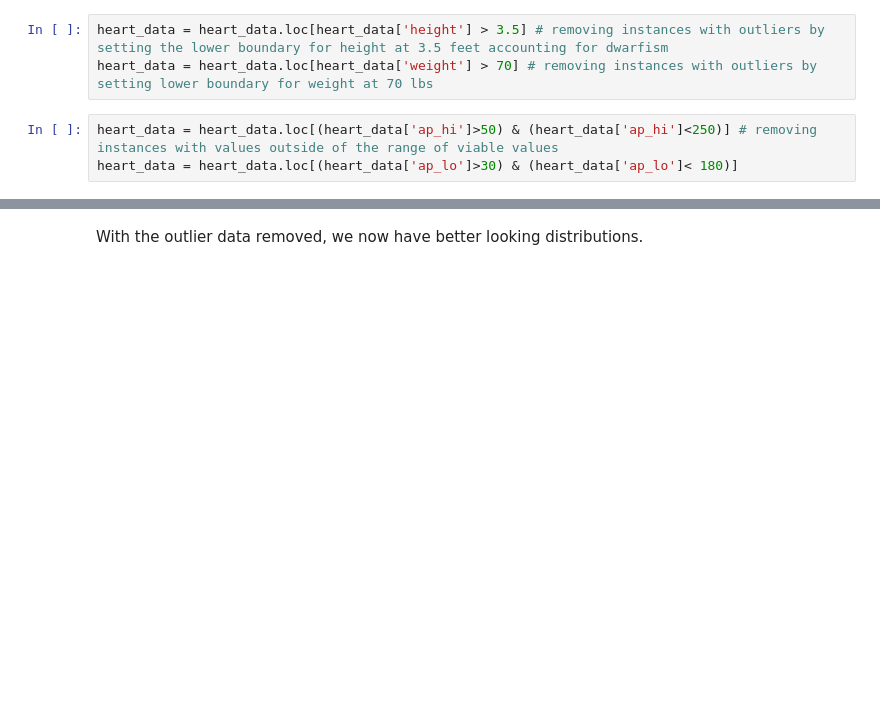
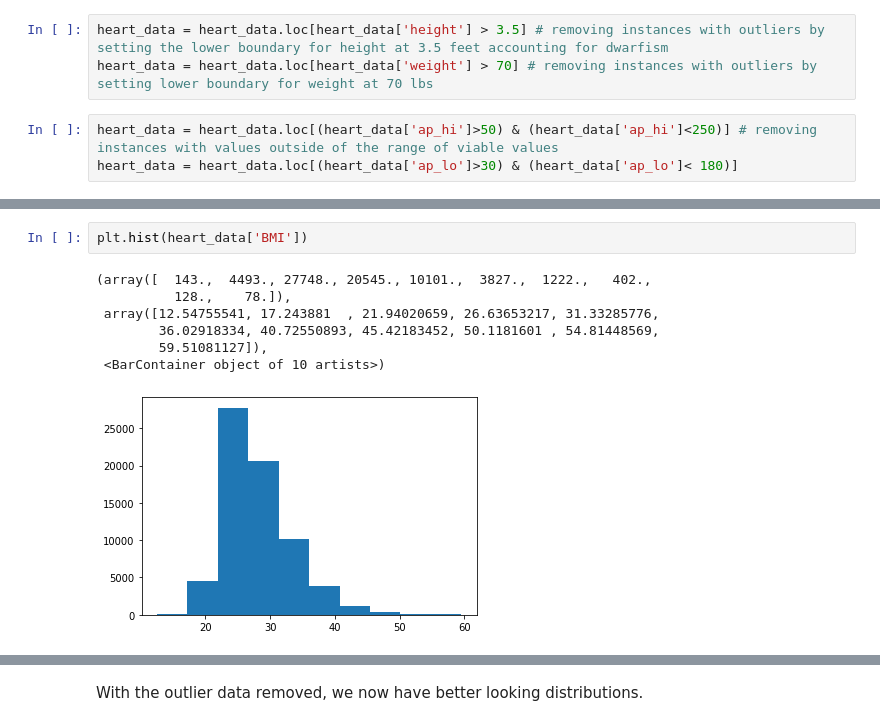
Before and after one commit to pamelasschlegel/Predicting-Heart-Disease-with-Machine-Learning, a Jupyter notebook: Predicting_Cardiovascular_Disease.ipynb, the cells around one changed output, grey strips where cells are left out. Drawn from its saved outputs; the diff is of its cells as text; blank space fills up the shorter version.

```diff
--- a/Predicting_Cardiovascular_Disease.ipynb
+++ b/Predicting_Cardiovascular_Disease.ipynb
@@ -209,3 +219,13 @@ heart_data.describe() # viewing the cleansed data set
+# %%
+plt.hist(heart_data['BMI'])
+# %% [output]
+(array([  143.,  4493., 27748., 20545., 10101.,  3827.,  1222.,   402.,
+          128.,    78.]),
+ array([12.54755541, 17.243881  , 21.94020659, 26.63653217, 31.33285776,
+        36.02918334, 40.72550893, 45.42183452, 50.1181601 , 54.81448569,
+        59.51081127]),
+ <BarContainer object of 10 artists>)
+[figure, added]
 # %%
 plt.hist(heart_data['ap_hi']) # checking distribution of data after removing outliers
 # %% [output]
```
Also changed, not shown: parts of 41 cells of this notebook.
